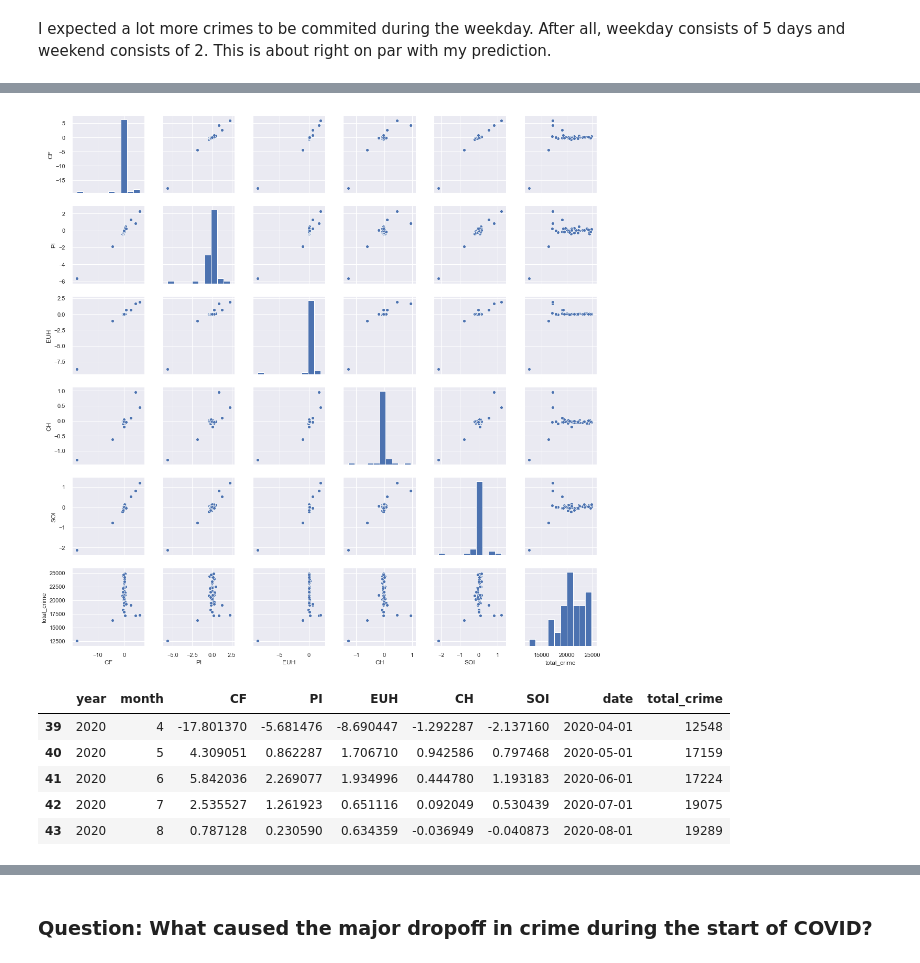
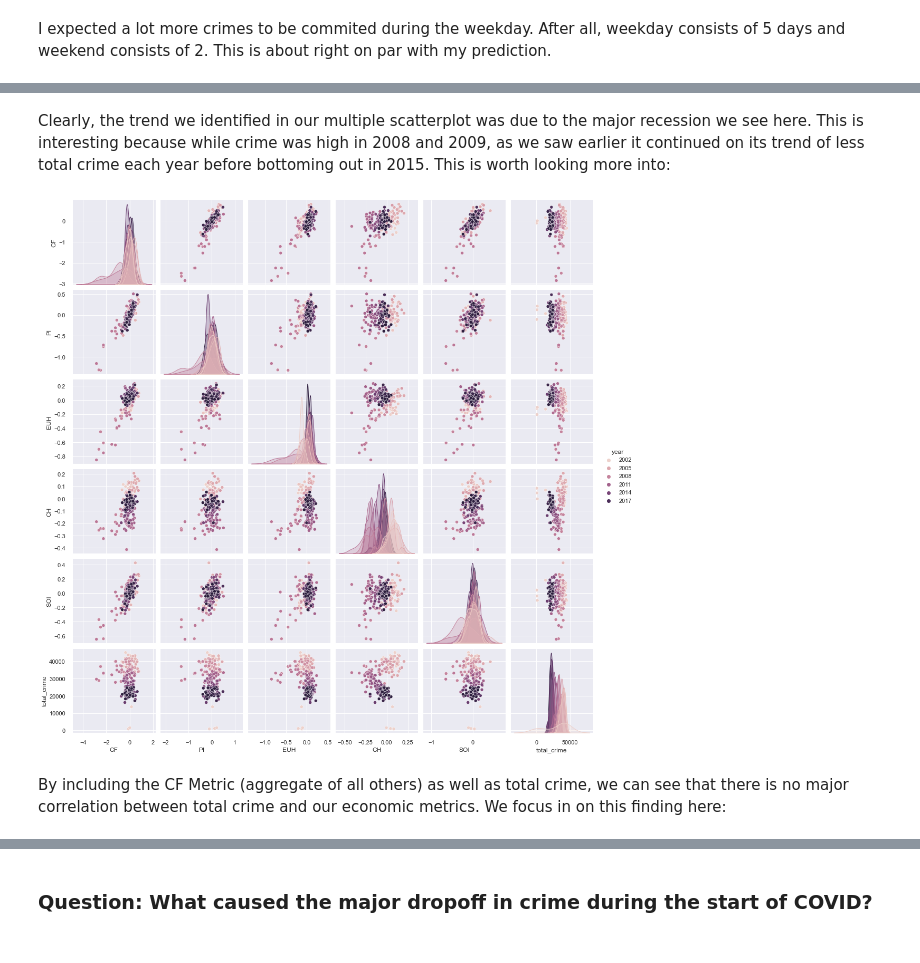
Before and after one commit to tjdolan121/4502Proj, a Jupyter notebook: forge/code/EDA.ipynb, the cells around one changed output, grey strips where cells are left out. Drawn from its saved outputs; the diff is of its cells as text; code cells hidden in the pictures.

```diff
--- a/forge/code/EDA.ipynb
+++ b/forge/code/EDA.ipynb
@@ -52,13 +73,19 @@ datatypes = {'block': 'object',
              'hour': 'uint8',
              'dayofweek': 'uint8',
              'weekend': 'bool',
-             'fbi_code_description': 'category',
              'CF': 'float64',
              'CF3': 'float64',
              'PI': 'float64',
              'EUH': 'float64',
              'CH': 'float64',
-             'SOI': 'float64'}
+             'SOI': 'float64',
+             'crime_code_category': 'category',
+             'index_crime': 'bool',
+             'violent_crime': 'bool',
+             'property_crime': 'bool',
+             'crime_against_persons': 'bool',
+             'crime_against_property': 'bool',
+             'crime_against_society': 'bool'}
 # %%
 load_dotenv()
 path_to_data = os.environ.get('CLEAN_DATA')
@@ -106,0 +130,7 @@ df.shape
+# %%
+# trim primary dataframe to remove years with missing data
+years_slice = [ '2002','2003','2004','2005','2006','2007',\
+               '2008','2009','2010','2011','2012', '2013', \
+               '2014', '2015', '2016','2017','2018','2019']
+
+df = df.loc[df['year'].isin(years_slice)]
@@ -358,7 +395,9 @@ sns.lineplot(x="date", y="CF", data=econ_df);
+# %% [markdown]
+Clearly, the trend we identified in our multiple scatterplot was due to the major recession we see here. This is interesting because while crime was high in 2008 and 2009, as we saw earlier it continued on its trend of less total crime each year before bottoming out in 2015. This is worth looking more into:
 # %%
 total_crime_df = pd.DataFrame(df.groupby(['year', 'month']).size()).reset_index()  # Total crime per month
 total_crime_df.columns = ['year', 'month', 'total_crime']  # Rename the columns
 total_crime_plus_econ_df = pd.merge(econ_df, total_crime_df)
-sns.pairplot(total_crime_plus_econ_df.drop(['year', 'month', 'date'], axis=1));
+sns.pairplot(total_crime_plus_econ_df.drop(['month', 'date'], axis=1), hue='year');
 # %% [output]
-[figure, old version]
+[figure, new version]
@@ -367,12 +404,5 @@ sns.pairplot(total_crime_plus_econ_df.drop(['year', 'month', 'date'], axis=1));
-# %%
-total_crime_plus_econ_df.tail()
-# %% [output]
-|  | year | month | CF | PI | EUH | CH | SOI | date | total_crime |
-| 39 | 2020 | 4 | -17.801370 | -5.681476 | -8.690447 | -1.292287 | -2.137160 | 2020-04-01 | 12548 |
-| 40 | 2020 | 5 | 4.309051 | 0.862287 | 1.706710 | 0.942586 | 0.797468 | 2020-05-01 | 17159 |
-| 41 | 2020 | 6 | 5.842036 | 2.269077 | 1.934996 | 0.444780 | 1.193183 | 2020-06-01 | 17224 |
-| 42 | 2020 | 7 | 2.535527 | 1.261923 | 0.651116 | 0.092049 | 0.530439 | 2020-07-01 | 19075 |
-| 43 | 2020 | 8 | 0.787128 | 0.230590 | 0.634359 | -0.036949 | -0.040873 | 2020-08-01 | 19289 |
+# %% [markdown]
+By including the CF Metric (aggregate of all others) as well as total crime, we can see that there is no major correlation between total crime and our economic metrics. We focus in on this finding here:
 # %%
 sns.lineplot(x="date", y="CF", data=total_crime_plus_econ_df);
 # %% [output]
```
Also changed, not shown: parts of 65 cells of this notebook, 7 other files.
